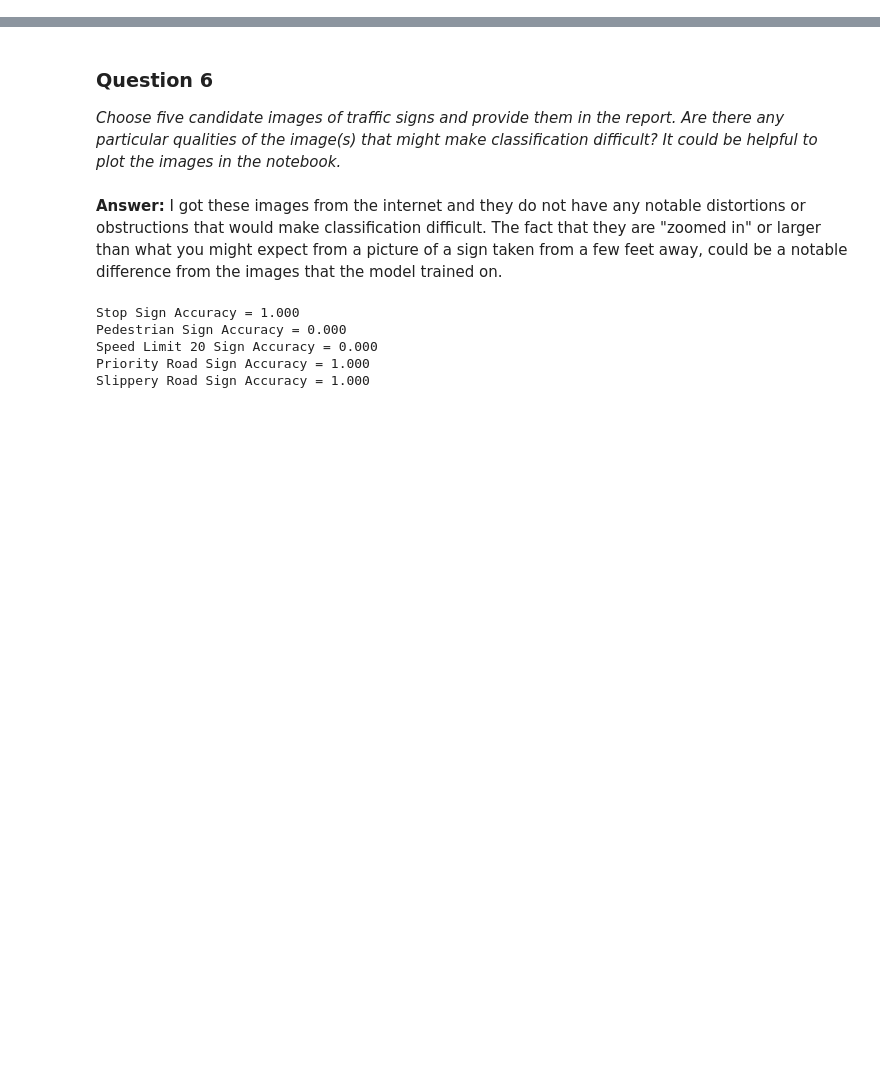
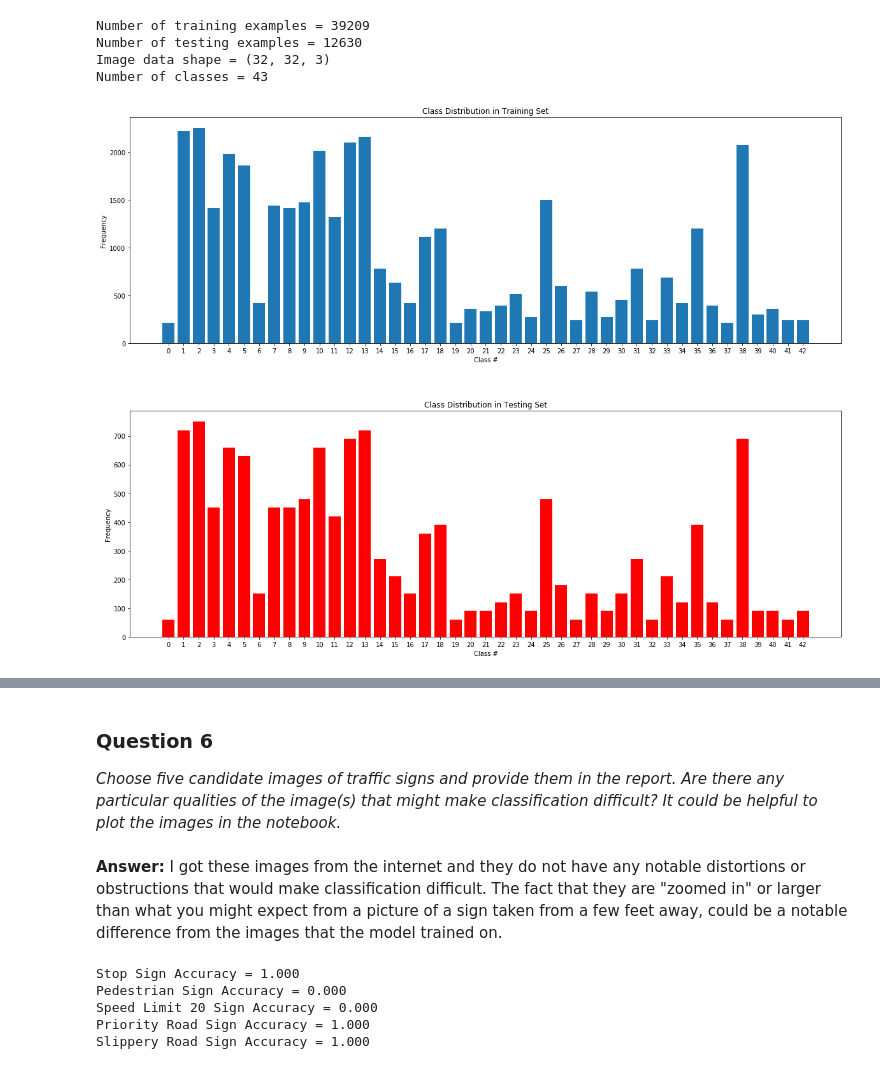
Before and after one commit to rob-burrus/CarND-Traffic-Sign-Classifier-Project, a Jupyter notebook: Traffic_Sign_Classifier.ipynb, the cells around one changed output, grey strips where cells are left out. Saved outputs shown, nothing was run; the diff lists cells and outputs as text; code cells hidden in the pictures; blank space fills up the shorter version.

```diff
--- a/Traffic_Sign_Classifier.ipynb
+++ b/Traffic_Sign_Classifier.ipynb
@@ -461,0 +21,18 @@ print("5 New Test Images")
+# %%
+# Load pickled data
+
+
+training_file = 'train.p'
+training_augmented_file = 'train_augmented.p'
+testing_file = 'test.p'
+
+with open(training_file, mode='rb') as f:
+    train = pickle.load(f)
+with open(testing_file, mode='rb') as f:
+    test = pickle.load(f)
+with open(training_augmented_file, mode='rb') as f:
+    train_augmented = pickle.load(f)
+
+X_train_original, y_train_original = train['features'], train['labels']
+X_train_augmented, y_train_augmented = train_augmented['features'], train_augmented['labels']
+X_test, y_test = test['features'], test['labels']
@@ -461,0 +48,48 @@ print("5 New Test Images")
+# %%
+
+# Number of training examples
+n_train = len(X_train_original)
+
+# Number of testing examples.
+n_test = len(X_test)
+
+# Shape of an traffic sign image
+image_shape = X_train_original[0].shape
+
+# Number of unique classes/labels in the dataset
+uniques = set().union(y_test, y_train_original)
+n_classes = len(uniques)
+
+print("Number of training examples =", n_train)
+print("Number of testing examples =", n_test)
+print("Image data shape =", image_shape)
+print("Number of classes =", n_classes)
+# %% [output]
+Number of training examples = 39209
+Number of testing examples = 12630
+Image data shape = (32, 32, 3)
+Number of classes = 43
+# %%
+######
+# Training set and testing set class distributions
+######
+fig, ax = plt.subplots(2, figsize=(20,15))
+fig.subplots_adjust(hspace = .3)
+labels, counts = np.unique(y_train_original, return_counts=True)
+ax[0].bar(labels, counts)
+ax[0].set_xticks(np.arange(43))
+ax[0].set_xticklabels(labels)
+ax[0].set_xlabel('Class #')
+ax[0].set_ylabel('Frequency')
+ax[0].set_title('Class Distribution in Training Set')
+labels, counts = np.unique(y_test, return_counts=True)
+ax[1].bar(labels, counts, color='red')
+ax[1].set_xticks(np.arange(43))
+ax[1].set_xticklabels(labels)
+ax[1].set_xlabel('Class #')
+ax[1].set_ylabel('Frequency')
+ax[1].set_title('Class Distribution in Testing Set')
+
+plt.show()
+# %% [output]
+[figure, added]
```
Also changed, not shown: parts of 51 cells of this notebook, 22 other files.
